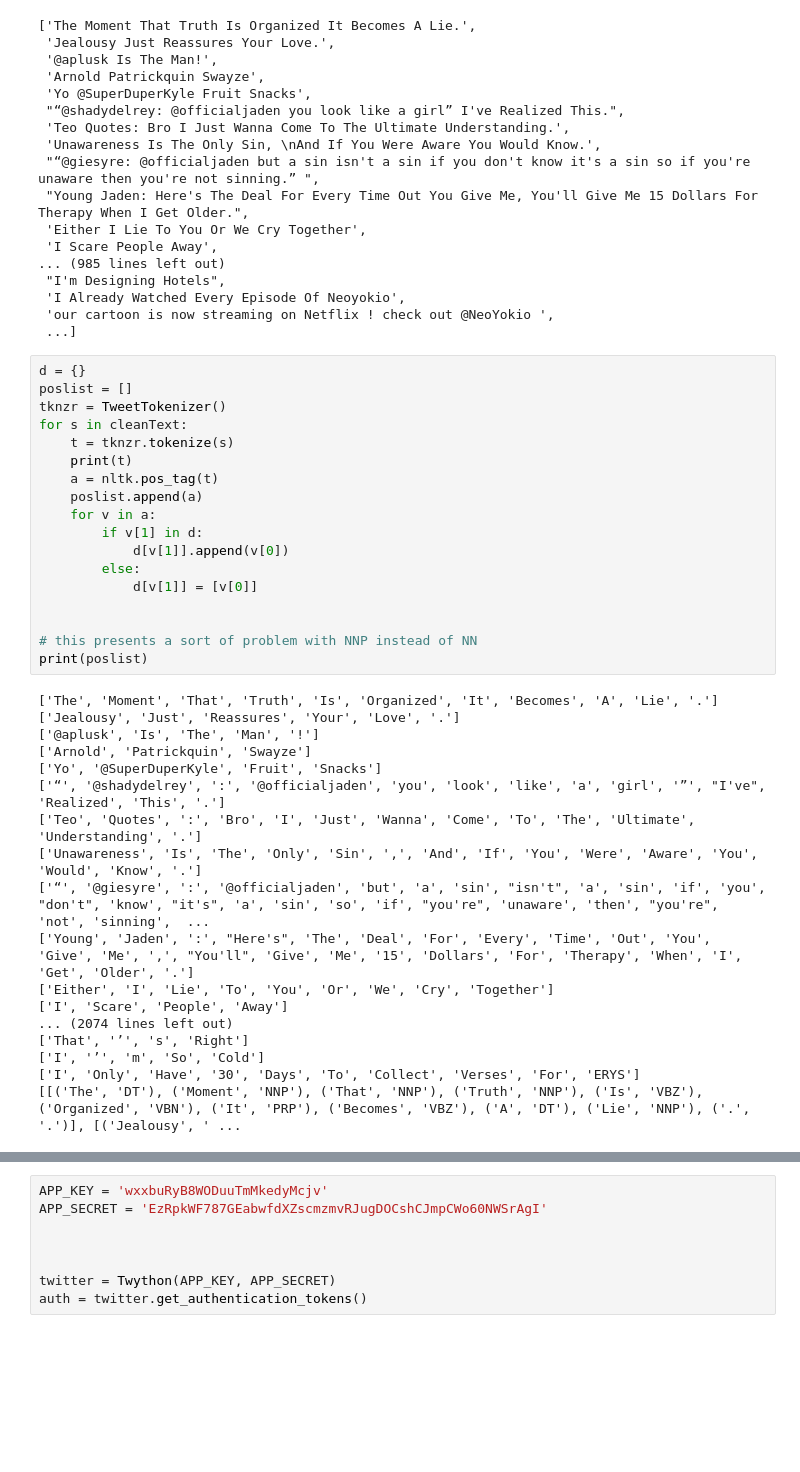
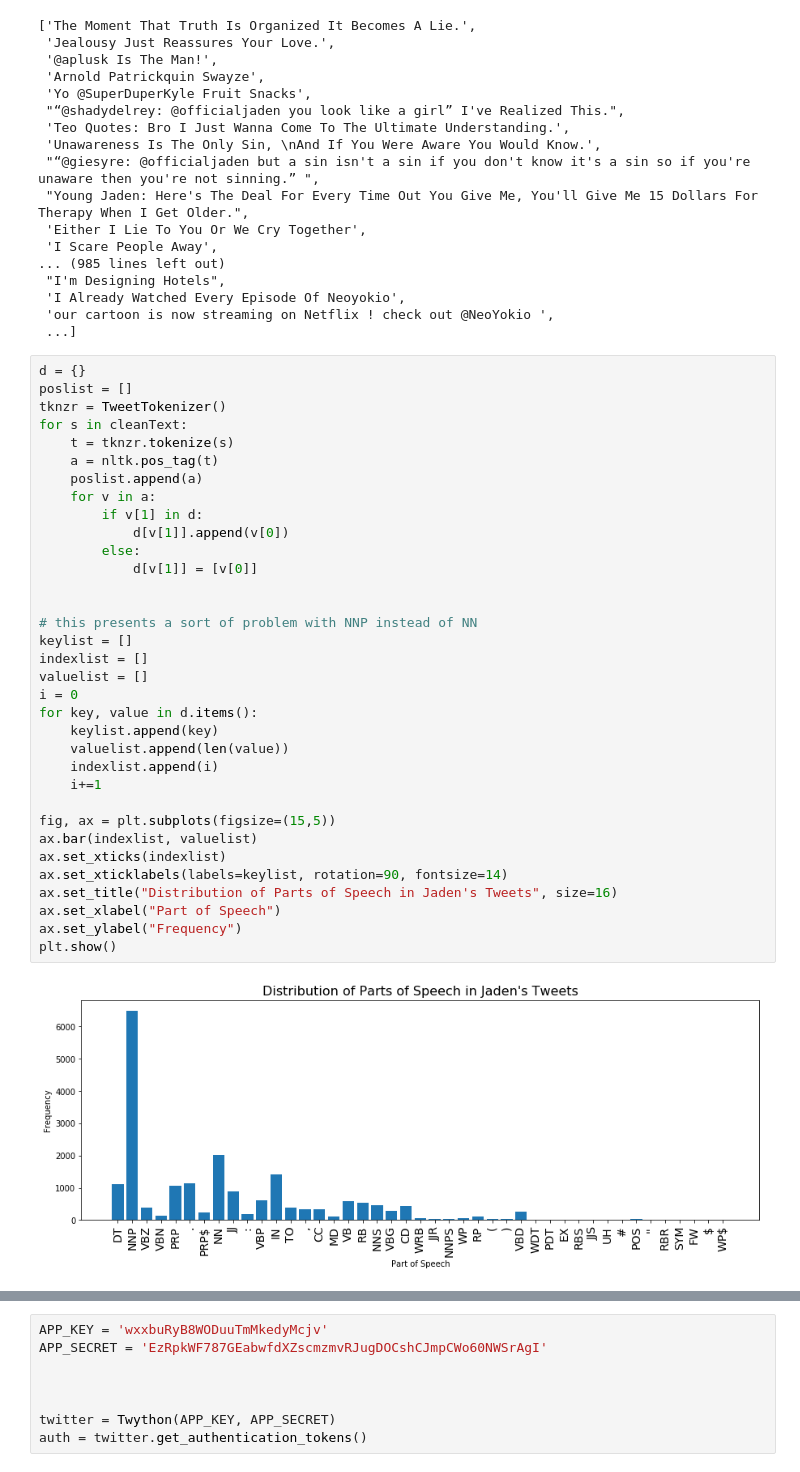
Before and after one commit to courtsolano/jadensmith, a Jupyter notebook: JadenSmith.ipynb, the cells around one changed output, grey strips where cells are left out. Drawn from its saved outputs; the diff is of its cells as text; blank space fills up the shorter version.

```diff
--- a/JadenSmith.ipynb
+++ b/JadenSmith.ipynb
@@ -63,39 +64,39 @@ cleanText
 # %%
 d = {}
 poslist = []
 tknzr = TweetTokenizer()
 for s in cleanText:
     t = tknzr.tokenize(s)
-    print(t)
     a = nltk.pos_tag(t)
     poslist.append(a)
     for v in a:
         if v[1] in d:
             d[v[1]].append(v[0])
         else:
             d[v[1]] = [v[0]]
 
 
 # this presents a sort of problem with NNP instead of NN
-print(poslist)
+keylist = []
+indexlist = []
+valuelist = []
+i = 0
+for key, value in d.items():
+    keylist.append(key)
+    valuelist.append(len(value))
+    indexlist.append(i)
+    i+=1
+
+fig, ax = plt.subplots(figsize=(15,5))
+ax.bar(indexlist, valuelist)
+ax.set_xticks(indexlist)
+ax.set_xticklabels(labels=keylist, rotation=90, fontsize=14)
+ax.set_title("Distribution of Parts of Speech in Jaden's Tweets", size=16)
+ax.set_xlabel("Part of Speech")
+ax.set_ylabel("Frequency")
+plt.show()
 # %% [output]
-['The', 'Moment', 'That', 'Truth', 'Is', 'Organized', 'It', 'Becomes', 'A', 'Lie', '.']
-['Jealousy', 'Just', 'Reassures', 'Your', 'Love', '.']
-['@aplusk', 'Is', 'The', 'Man', '!']
-['Arnold', 'Patrickquin', 'Swayze']
-['Yo', '@SuperDuperKyle', 'Fruit', 'Snacks']
-['“', '@shadydelrey', ':', '@officialjaden', 'you', 'look', 'like', 'a', 'girl', '”', "I've", 'Realized', 'This', '.']
-['Teo', 'Quotes', ':', 'Bro', 'I', 'Just', 'Wanna', 'Come', 'To', 'The', 'Ultimate', 'Understanding', '.']
-['Unawareness', 'Is', 'The', 'Only', 'Sin', ',', 'And', 'If', 'You', 'Were', 'Aware', 'You', 'Would', 'Know', '.']
-['“', '@giesyre', ':', '@officialjaden', 'but', 'a', 'sin', "isn't", 'a', 'sin', 'if', 'you', "don't", 'know', "it's", 'a', 'sin', 'so', 'if', "you're", 'unaware', 'then', "you're", 'not', 'sinning',  ...
-['Young', 'Jaden', ':', "Here's", 'The', 'Deal', 'For', 'Every', 'Time', 'Out', 'You', 'Give', 'Me', ',', "You'll", 'Give', 'Me', '15', 'Dollars', 'For', 'Therapy', 'When', 'I', 'Get', 'Older', '.']
-['Either', 'I', 'Lie', 'To', 'You', 'Or', 'We', 'Cry', 'Together']
-['I', 'Scare', 'People', 'Away']
-... (2074 lines left out)
-['That', '’', 's', 'Right']
-['I', '’', 'm', 'So', 'Cold']
-['I', 'Only', 'Have', '30', 'Days', 'To', 'Collect', 'Verses', 'For', 'ERYS']
-[[('The', 'DT'), ('Moment', 'NNP'), ('That', 'NNP'), ('Truth', 'NNP'), ('Is', 'VBZ'), ('Organized', 'VBN'), ('It', 'PRP'), ('Becomes', 'VBZ'), ('A', 'DT'), ('Lie', 'NNP'), ('.', '.')], [('Jealousy', ' ...
+[figure, added]
 # %%
 # so now what we do is every day we pick a new np.random.choice(poslist),
 # look at the parts of speech associated, and pick a random word from the dictionary of that part of speech
```
Also changed, not shown: parts of 9 cells of this notebook, 2 other files.
